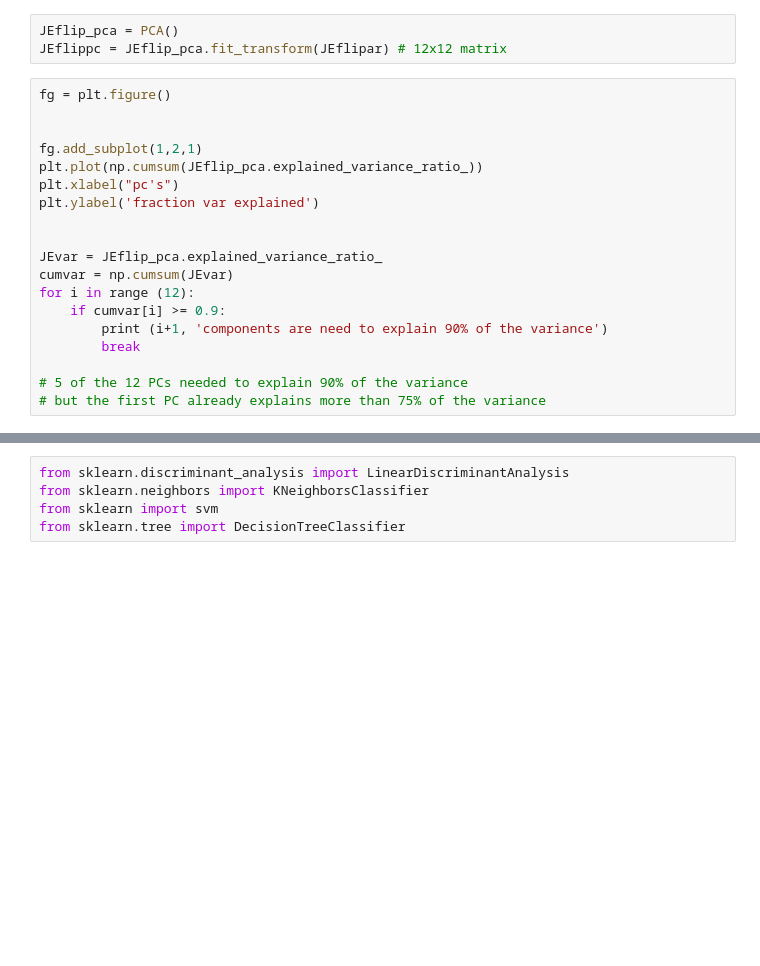
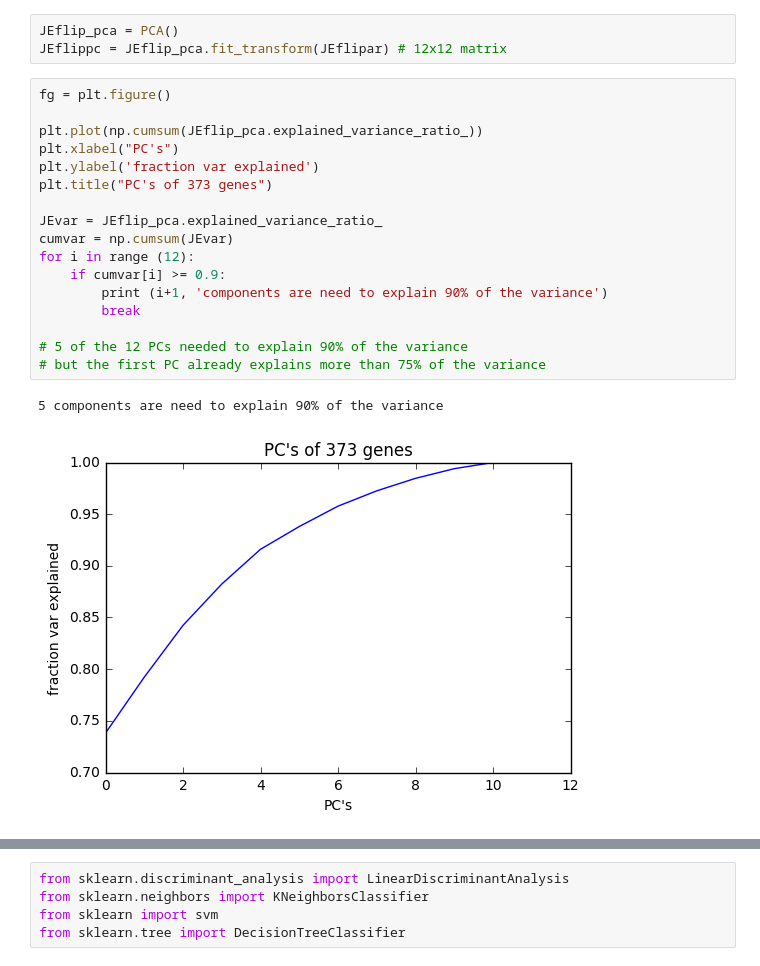
Before and after one commit to UW-Biol419-Wi2017/BRCA1-GENES_PROJECT, a Jupyter notebook: Jiawen code.ipynb, the cells around one changed output, grey strips where cells are left out. Cells and saved outputs as stored; diff of their text form; blank space fills up the shorter version.

```diff
--- a/Jiawen code.ipynb
+++ b/Jiawen code.ipynb
@@ -30,22 +80,23 @@ JEflippc = JEflip_pca.fit_transform(JEflipar) # 12x12 matrix
 # %%
 fg = plt.figure()
 
-
-fg.add_subplot(1,2,1)
 plt.plot(np.cumsum(JEflip_pca.explained_variance_ratio_))
-plt.xlabel("pc's")
+plt.xlabel("PC's")
 plt.ylabel('fraction var explained')
-
+plt.title("PC's of 373 genes")
 
 JEvar = JEflip_pca.explained_variance_ratio_
 cumvar = np.cumsum(JEvar)
 for i in range (12):
     if cumvar[i] >= 0.9:
         print (i+1, 'components are need to explain 90% of the variance')
         break
 
 # 5 of the 12 PCs needed to explain 90% of the variance
 # but the first PC already explains more than 75% of the variance
+# %% [output]
+5 components are need to explain 90% of the variance
+[figure, added]
 # %%
 # Plot function from homework 5 key
 
```
Also changed, not shown: parts of 34 cells of this notebook.
